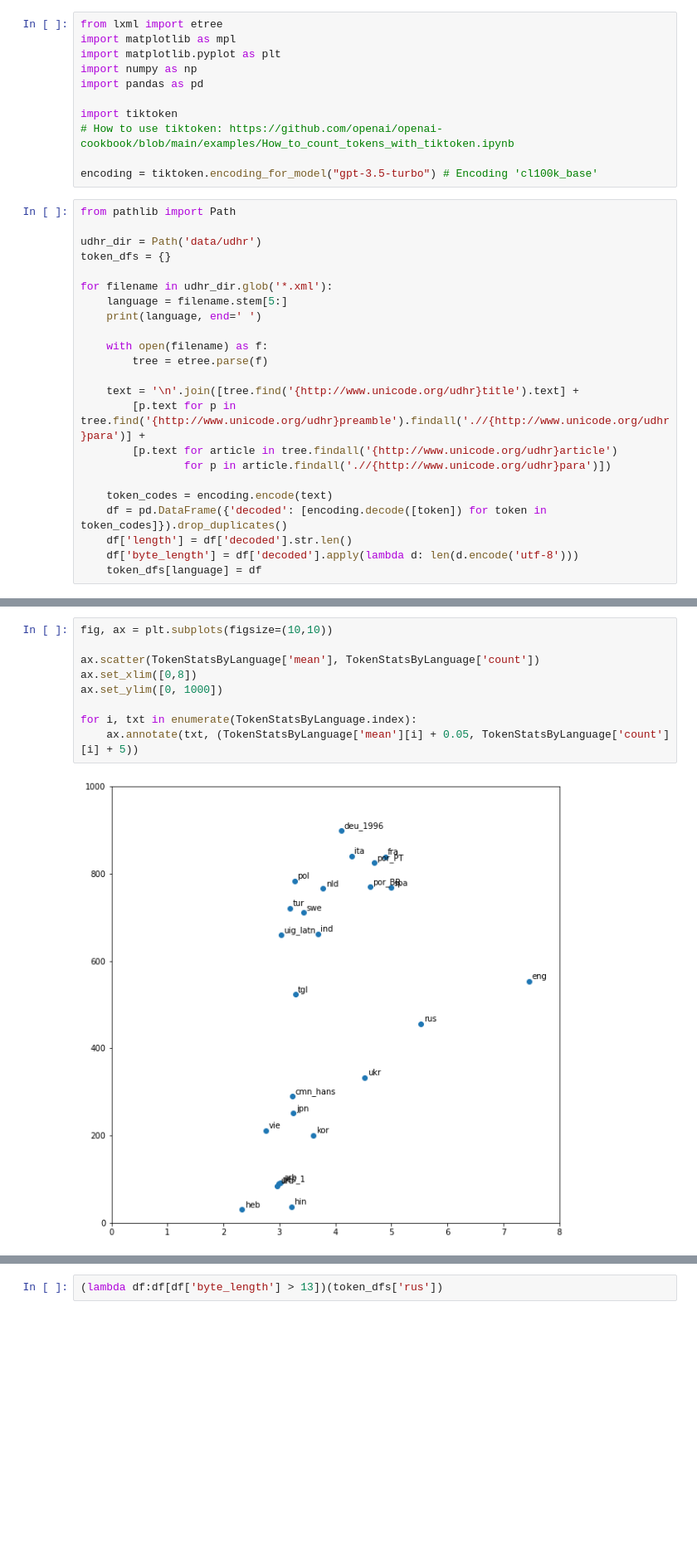
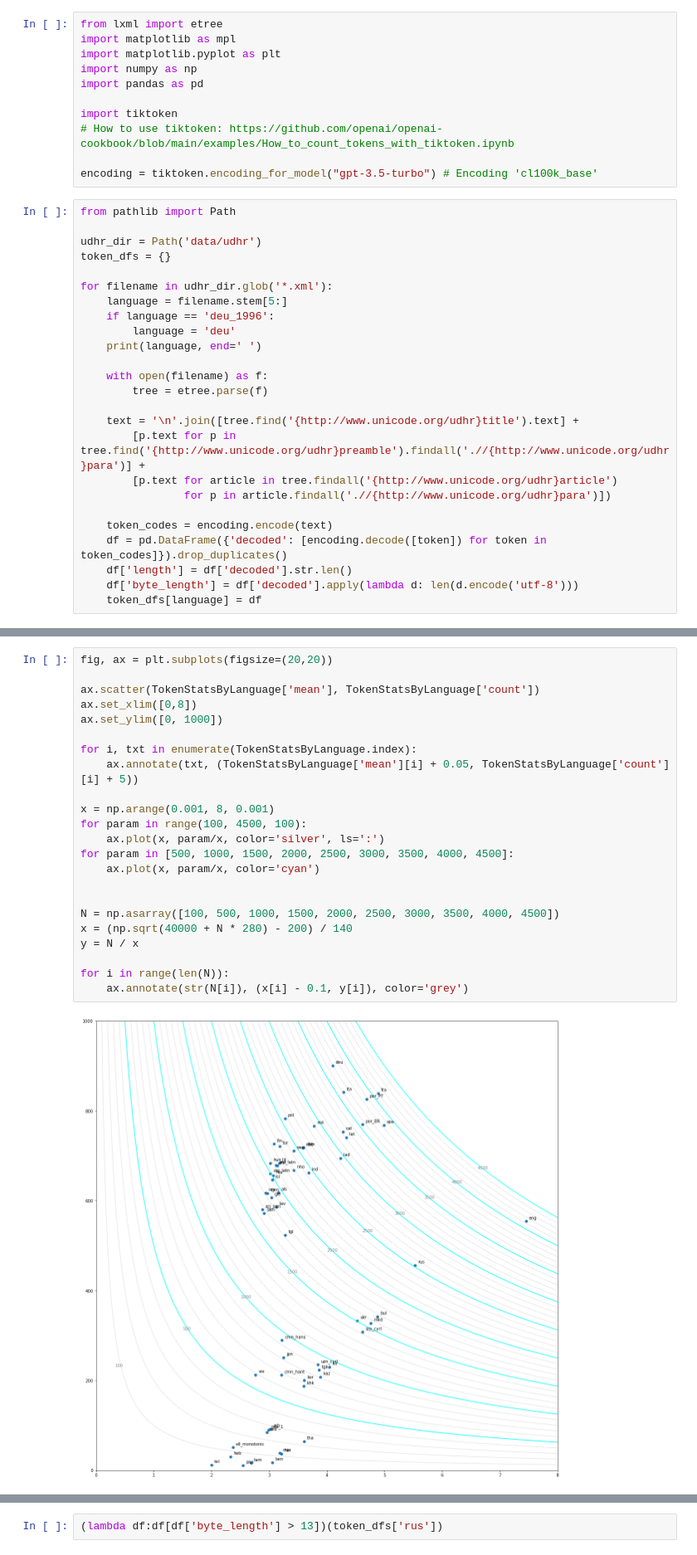
Before and after one commit to kebuhcah/openai-notebooks, a Jupyter notebook: tokenizers.ipynb, the cells around one changed output, grey strips where cells are left out. Shown at 83% size. Cells and saved outputs as stored; diff of their text form; blank space fills up the shorter version.

Commit message:
Add contour lines to plot

```diff
--- a/tokenizers.ipynb
+++ b/tokenizers.ipynb
@@ -17,6 +17,8 @@ token_dfs = {}
 
 for filename in udhr_dir.glob('*.xml'):
     language = filename.stem[5:]
+    if language == 'deu_1996':
+        language = 'deu'
     print(language, end=' ')
 
     with open(filename) as f:
@@ -83,11 +81,25 @@ TokenStatsByLanguage[['mean','count']]
 # %%
-fig, ax = plt.subplots(figsize=(10,10))
+fig, ax = plt.subplots(figsize=(20,20))
 
 ax.scatter(TokenStatsByLanguage['mean'], TokenStatsByLanguage['count'])
 ax.set_xlim([0,8])
 ax.set_ylim([0, 1000])
 
 for i, txt in enumerate(TokenStatsByLanguage.index):
     ax.annotate(txt, (TokenStatsByLanguage['mean'][i] + 0.05, TokenStatsByLanguage['count'][i] + 5))
+
+x = np.arange(0.001, 8, 0.001)
+for param in range(100, 4500, 100):
+    ax.plot(x, param/x, color='silver', ls=':')
+for param in [500, 1000, 1500, 2000, 2500, 3000, 3500, 4000, 4500]:
+    ax.plot(x, param/x, color='cyan')
+
+
+N = np.asarray([100, 500, 1000, 1500, 2000, 2500, 3000, 3500, 4000, 4500])
+x = (np.sqrt(40000 + N * 280) - 200) / 140
+y = N / x
+
+for i in range(len(N)):
+    ax.annotate(str(N[i]), (x[i] - 0.1, y[i]), color='grey')
 # %% [output]
-[figure, old version]
+[figure, new version]
```
Also changed, not shown: parts of 5 cells of this notebook.
